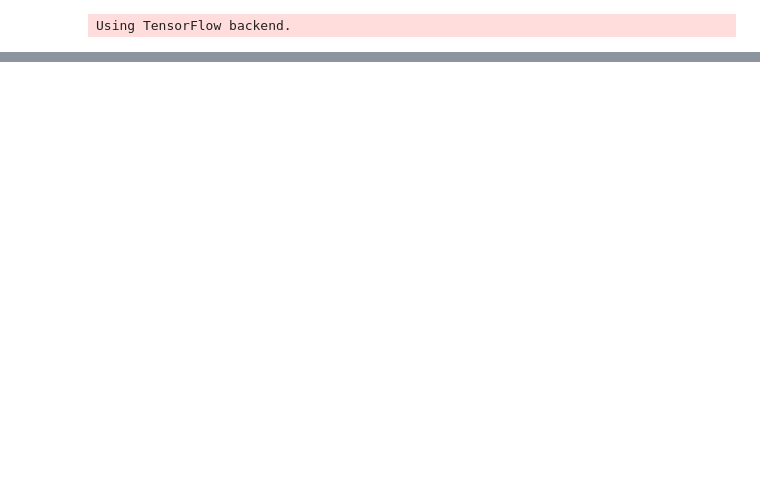
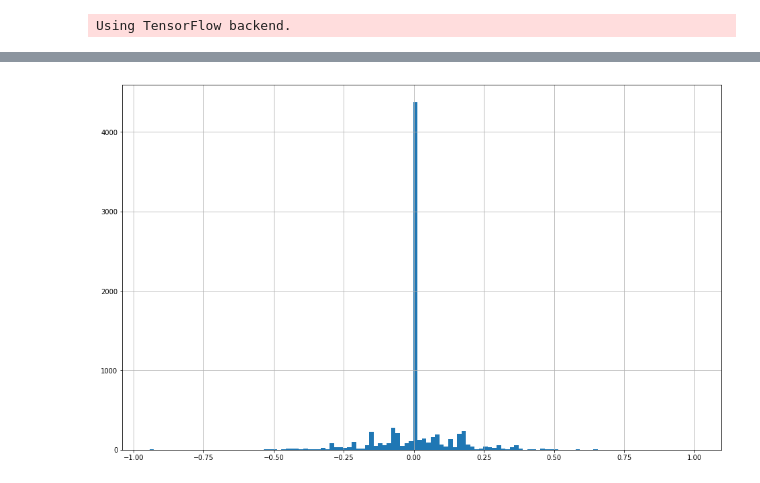
Before and after one commit to cyrano5614/CarND-Behavioral-Cloning-P3, a Jupyter notebook: data_explore.ipynb, the cells around one changed output, grey strips where cells are left out. Cells and saved outputs as stored; diff of their text form; code cells hidden in the pictures; blank space fills up the shorter version.

```diff
--- a/data_explore.ipynb
+++ b/data_explore.ipynb
@@ -112,0 +146,6 @@ Index(['center', 'left', 'right', 'steering', 'throttle', 'brake', 'speed'], dty
+# %%
+plt.figure(figsize=(16,10))
+data['steering'].hist(bins = len(np.unique(data['steering'])))
+plt.show()
+# %% [output]
+[figure, added]
```
Also changed, not shown: parts of 6 cells of this notebook.
